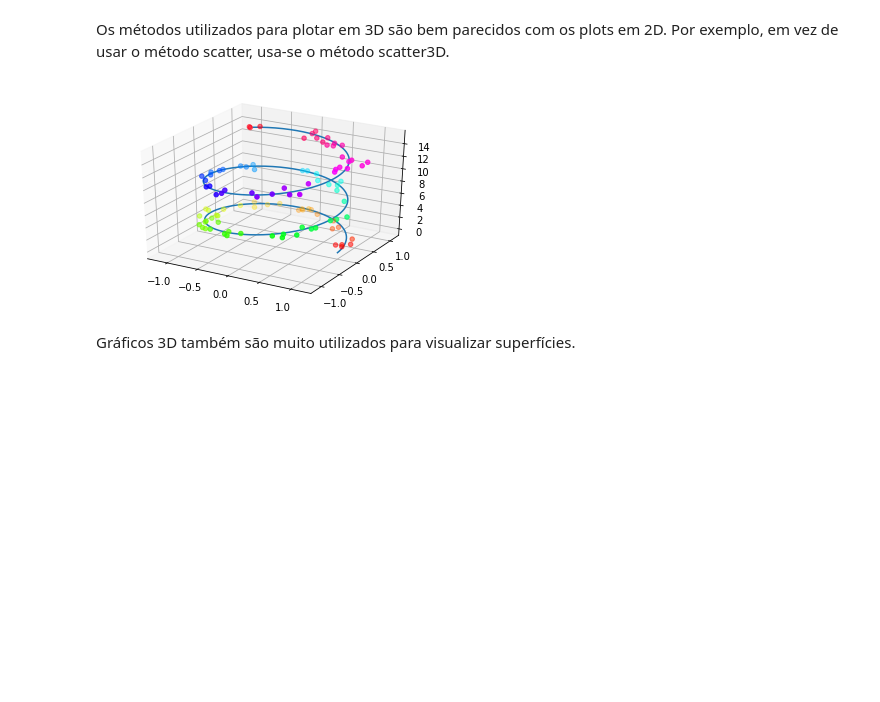
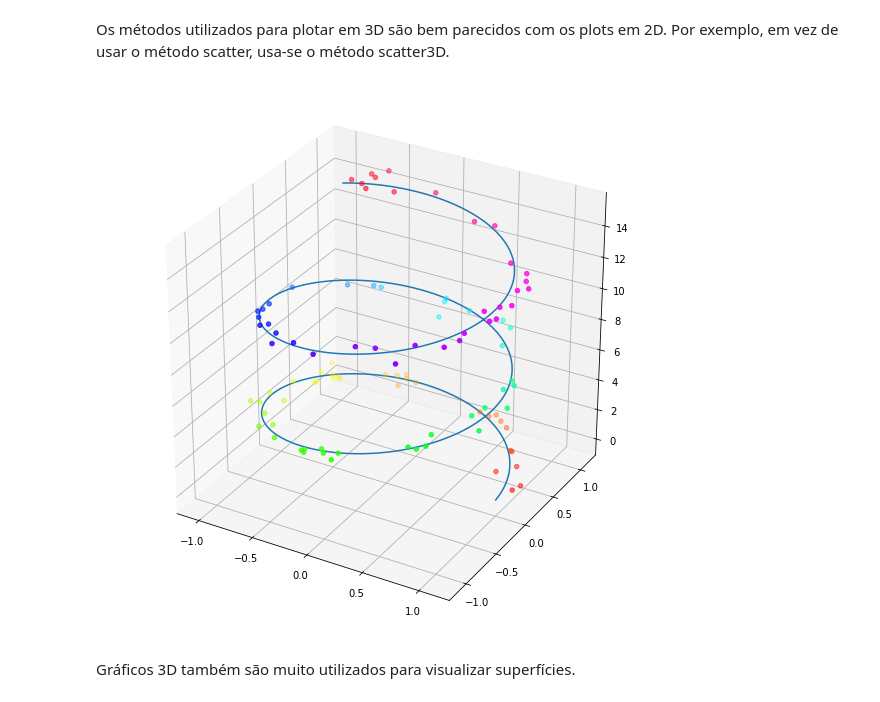
Before and after one commit to TailUFPB/DiretoriaMatematica, a Jupyter notebook: materiais/notebooks/Introdução_ao_Matplotlib.ipynb, the cells around one changed output. Saved outputs shown, nothing was run; the diff lists cells and outputs as text; code cells hidden in the pictures; blank space fills up the shorter version.

```diff
--- a/materiais/notebooks/Introdução_ao_Matplotlib.ipynb
+++ b/materiais/notebooks/Introdução_ao_Matplotlib.ipynb
@@ -187,22 +187,22 @@ plt.show()
 # %% [markdown]
 Os métodos utilizados para plotar em 3D são bem parecidos com os plots em 2D. Por exemplo, em vez de usar o método scatter, usa-se o método scatter3D.
 # %%
-fig = plt.figure()
+fig = plt.figure(figsize = (10,10))
 ax = plt.axes(projection = '3d')
 
 z_linha = np.linspace(0, 15, 1000)
 x_linha = np.cos(z_linha)
 y_linha = np.sin(z_linha)
 ax.plot3D(x_linha, y_linha, z_linha)
 
 z_pontos = 15 * np.random.random(100)
 x_pontos = np.cos(z_pontos) + 0.1 * np.random.randn(100)
 y_pontos = np.sin(z_pontos) + 0.1 * np.random.randn(100)
 ax.scatter3D(x_pontos, y_pontos, z_pontos, c=z_pontos, cmap='hsv')
 
 plt.show()
 # %% [output]
-[figure, old version]
+[figure, new version]
 # %% [markdown]
 Gráficos 3D também são muito utilizados para visualizar superfícies.
 # %%
```
Also changed, not shown: parts of 3 cells of this notebook.
